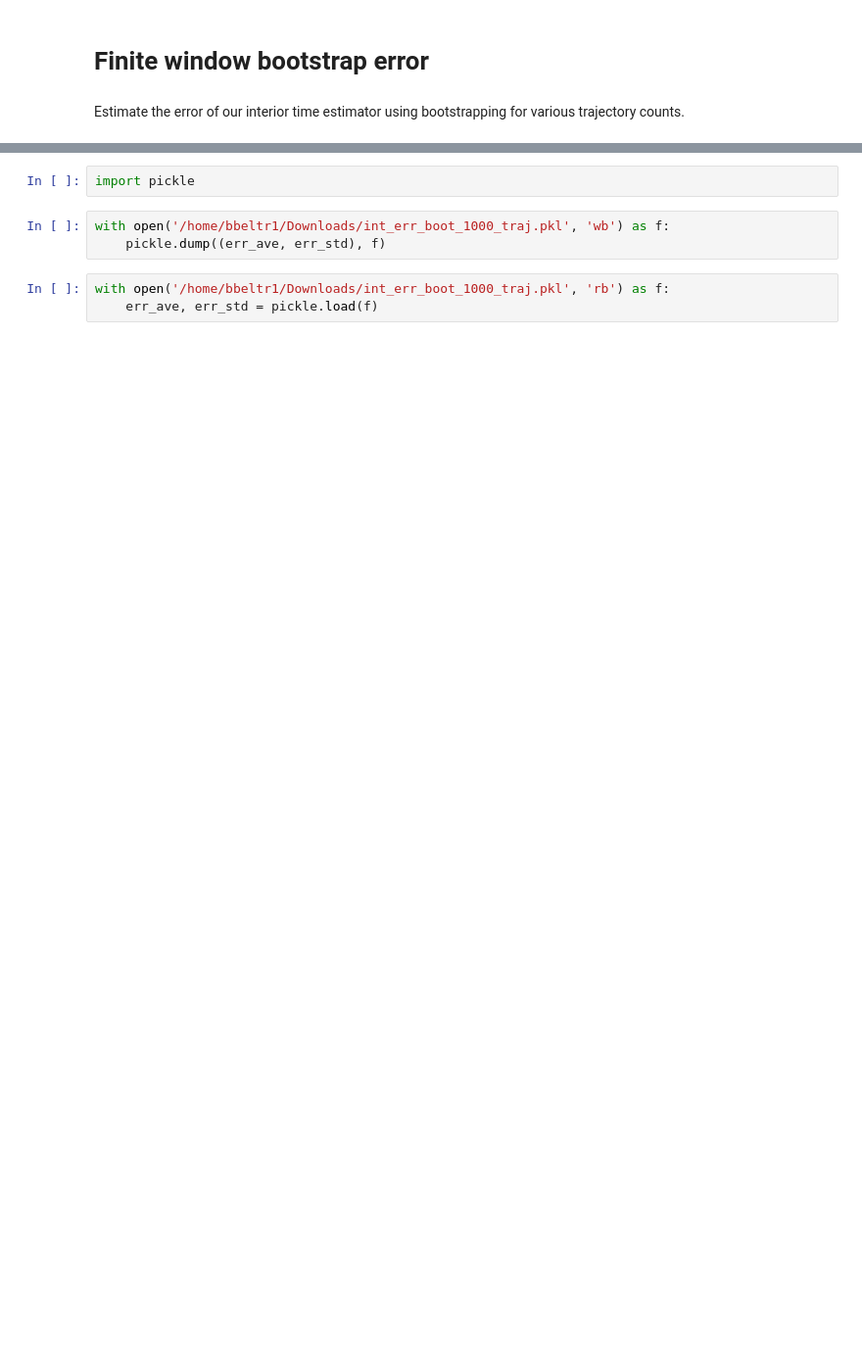
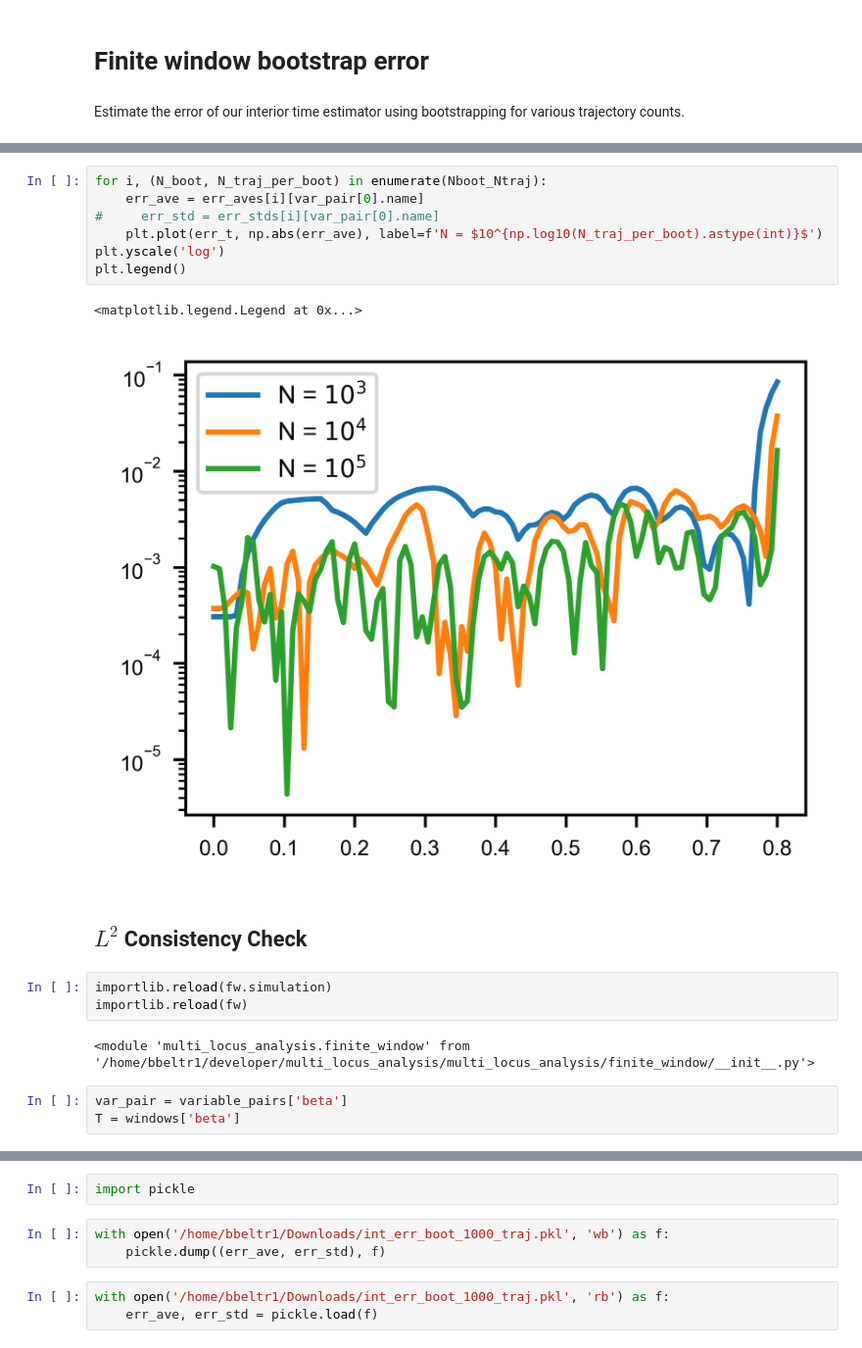
Before and after one commit to brunobeltran/multi_locus_analysis, a Jupyter notebook: notebooks/interior-esimator-error.ipynb, the cells around one changed output, grey strips where cells are left out. Shown at 98% size. Drawn from its saved outputs; the diff is of its cells as text; blank space fills up the shorter version.

```diff
--- a/notebooks/interior-esimator-error.ipynb
+++ b/notebooks/interior-esimator-error.ipynb
@@ -64,0 +124,20 @@ for N_boot, N_traj_per_boot in Nboot_Ntraj:
+# %%
+for i, (N_boot, N_traj_per_boot) in enumerate(Nboot_Ntraj):
+    err_ave = err_aves[i][var_pair[0].name]
+#     err_std = err_stds[i][var_pair[0].name]
+    plt.plot(err_t, np.abs(err_ave), label=f'N = $10^{np.log10(N_traj_per_boot).astype(int)}$')
+plt.yscale('log')
+plt.legend()
+# %% [output]
+<matplotlib.legend.Legend at 0x...>
+[figure, added]
+# %% [markdown]
+## $L^2$ Consistency Check
+# %%
+importlib.reload(fw.simulation)
+importlib.reload(fw)
+# %% [output]
+<module 'multi_locus_analysis.finite_window' from '/home/bbeltr1/developer/multi_locus_analysis/multi_locus_analysis/finite_window/__init__.py'>
+# %%
+var_pair = variable_pairs['beta']
+T = windows['beta']
```
Also changed, not shown: parts of 20 cells of this notebook, 1 other file.
